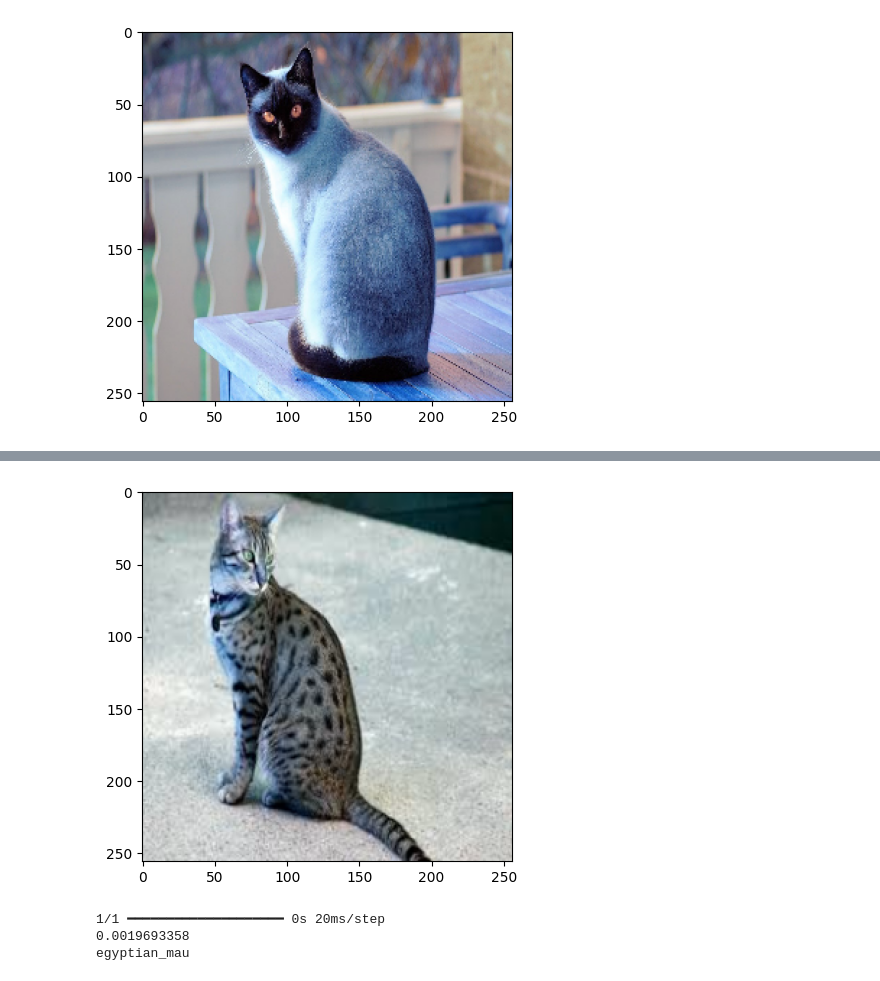
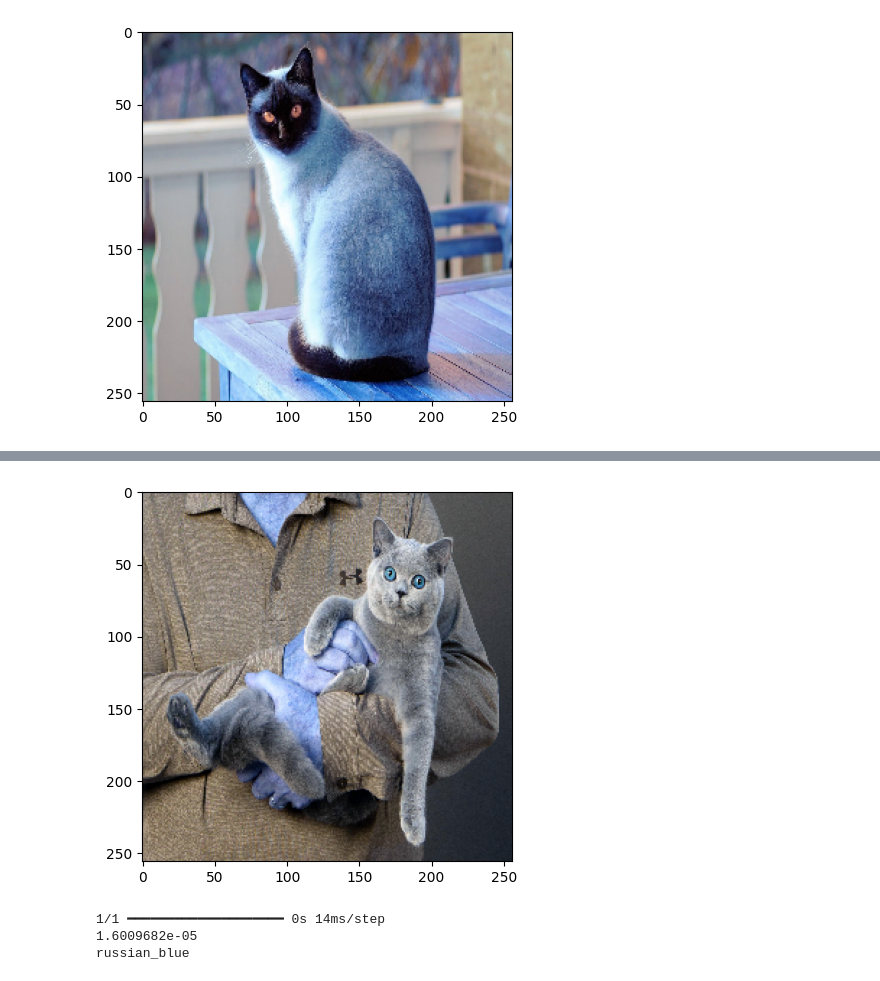
Before and after one commit to mkGerber/PetRecognition, a Jupyter notebook: cat_dog_classifier-checkpoint.ipynb, the cells around one changed output, grey strips where cells are left out. Saved outputs shown, nothing was run; the diff lists cells and outputs as text; code cells hidden in the pictures.

```diff
--- a/cat_dog_classifier-checkpoint.ipynb
+++ b/cat_dog_classifier-checkpoint.ipynb
@@ -242,10 +261,10 @@ def run_test(img):
     plt.show()
     yhat = model.predict(np.expand_dims(resize/255,0))
     print(convert_to_cat_breeds(classify(yhat[0])))
-# %%
-run_test('egyptian_mau_test.jpeg')
-# %% [output]
-[figure, removed]
-1/1 ━━━━━━━━━━━━━━━━━━━━ 0s 20ms/step
-0.0019693358
-egyptian_mau
+# %%
+run_test('british_short_test.jpg')
+# %% [output]
+[figure, added]
+1/1 ━━━━━━━━━━━━━━━━━━━━ 0s 14ms/step
+1.6009682e-05
+russian_blue
```
Also changed, not shown: parts of 13 cells of this notebook, 1 other file.
